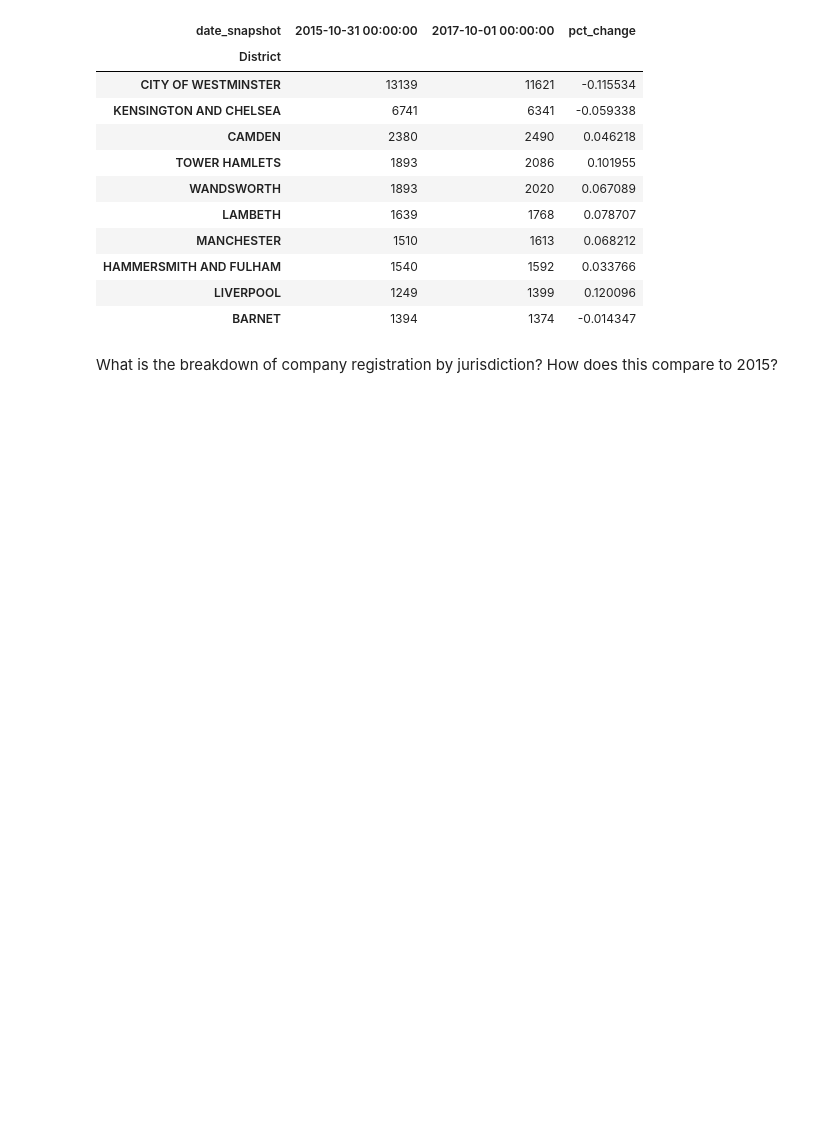
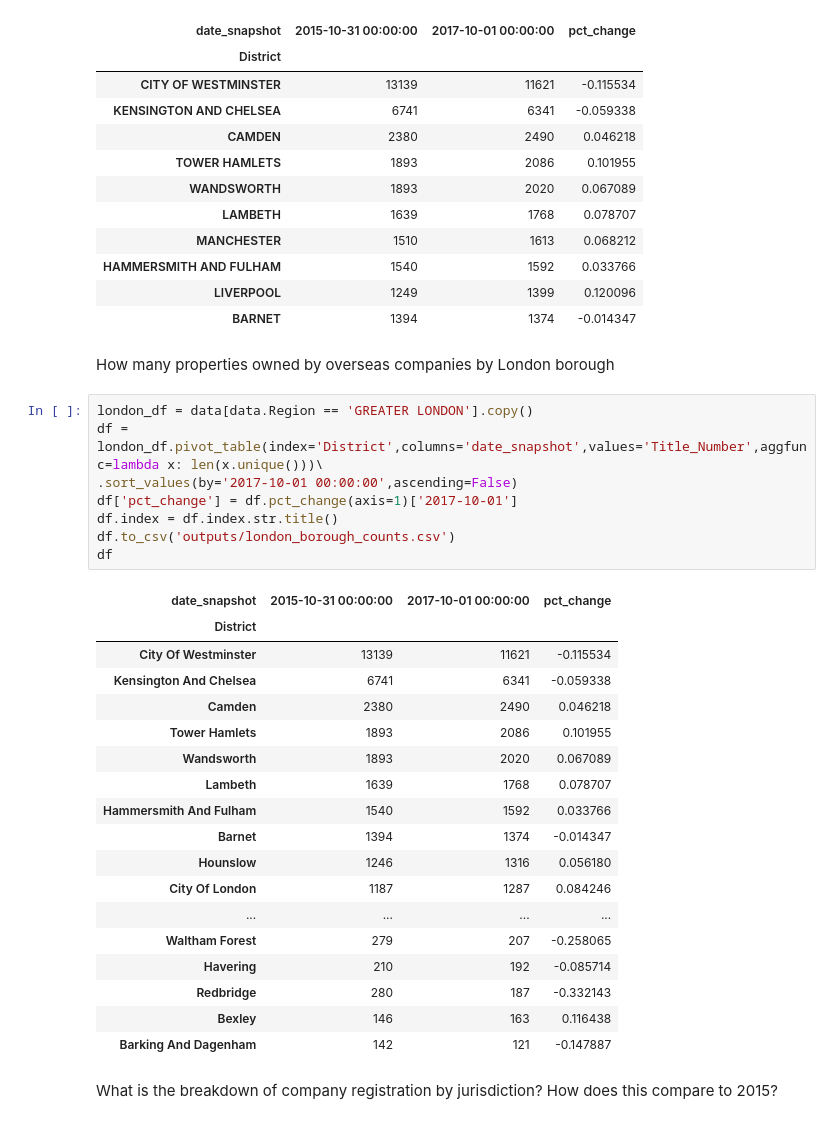
Before and after one commit to Global-Witness/overseas-companies-land-ownership-public, a Jupyter notebook: Draft Processing and Analysis.ipynb, the cells around one changed output. Cells and saved outputs as stored; diff of their text form; blank space fills up the shorter version.

Commit message:
Start doing spatial joins and overseas companies stuff

```diff
--- a/Draft Processing and Analysis.ipynb
+++ b/Draft Processing and Analysis.ipynb
@@ -235,6 +381,35 @@ df.head(10)
 | HAMMERSMITH AND FULHAM | 1540 | 1592 | 0.033766 |
 | LIVERPOOL | 1249 | 1399 | 0.120096 |
 | BARNET | 1394 | 1374 | -0.014347 |
+# %% [markdown]
+How many properties owned by overseas companies by London borough
+# %%
+london_df = data[data.Region == 'GREATER LONDON'].copy()
+df = london_df.pivot_table(index='District',columns='date_snapshot',values='Title_Number',aggfunc=lambda x: len(x.unique()))\
+.sort_values(by='2017-10-01 00:00:00',ascending=False)
+df['pct_change'] = df.pct_change(axis=1)['2017-10-01']
+df.index = df.index.str.title()
+df.to_csv('outputs/london_borough_counts.csv')
+df
+# %% [output]
+| date_snapshot | 2015-10-31 00:00:00 | 2017-10-01 00:00:00 | pct_change |
+| District |  |  |  |
+| City Of Westminster | 13139 | 11621 | -0.115534 |
+| Kensington And Chelsea | 6741 | 6341 | -0.059338 |
+| Camden | 2380 | 2490 | 0.046218 |
+| Tower Hamlets | 1893 | 2086 | 0.101955 |
+| Wandsworth | 1893 | 2020 | 0.067089 |
+| Lambeth | 1639 | 1768 | 0.078707 |
+| Hammersmith And Fulham | 1540 | 1592 | 0.033766 |
+| Barnet | 1394 | 1374 | -0.014347 |
+| Hounslow | 1246 | 1316 | 0.056180 |
+| City Of London | 1187 | 1287 | 0.084246 |
+| ... | ... | ... | ... |
+| Waltham Forest | 279 | 207 | -0.258065 |
+| Havering | 210 | 192 | -0.085714 |
+| Redbridge | 280 | 187 | -0.332143 |
+| Bexley | 146 | 163 | 0.116438 |
+| Barking And Dagenham | 142 | 121 | -0.147887 |
 # %% [markdown]
 What is the breakdown of company registration by jurisdiction? How does this compare to 2015?
 # %%
```
Also changed, not shown: parts of 23 cells of this notebook, 9 other files.
